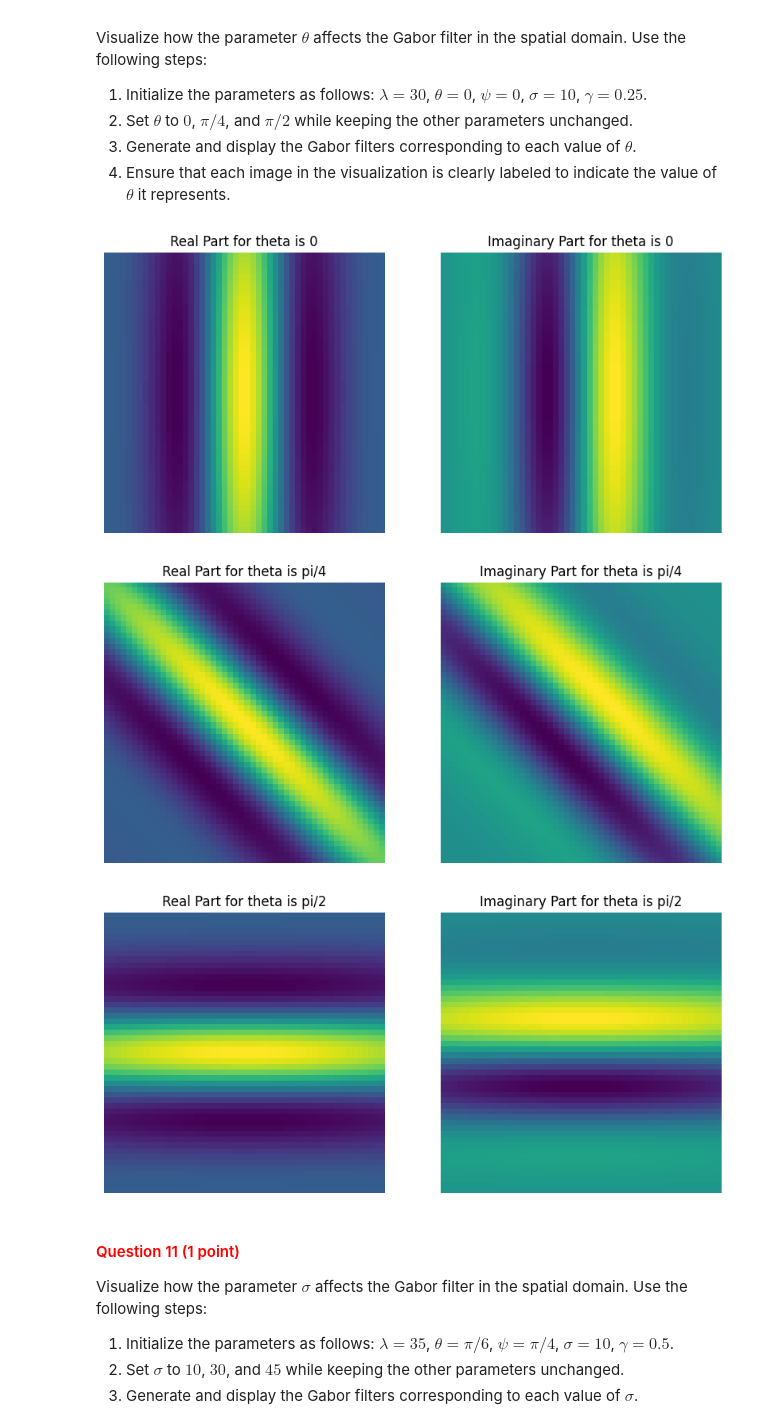
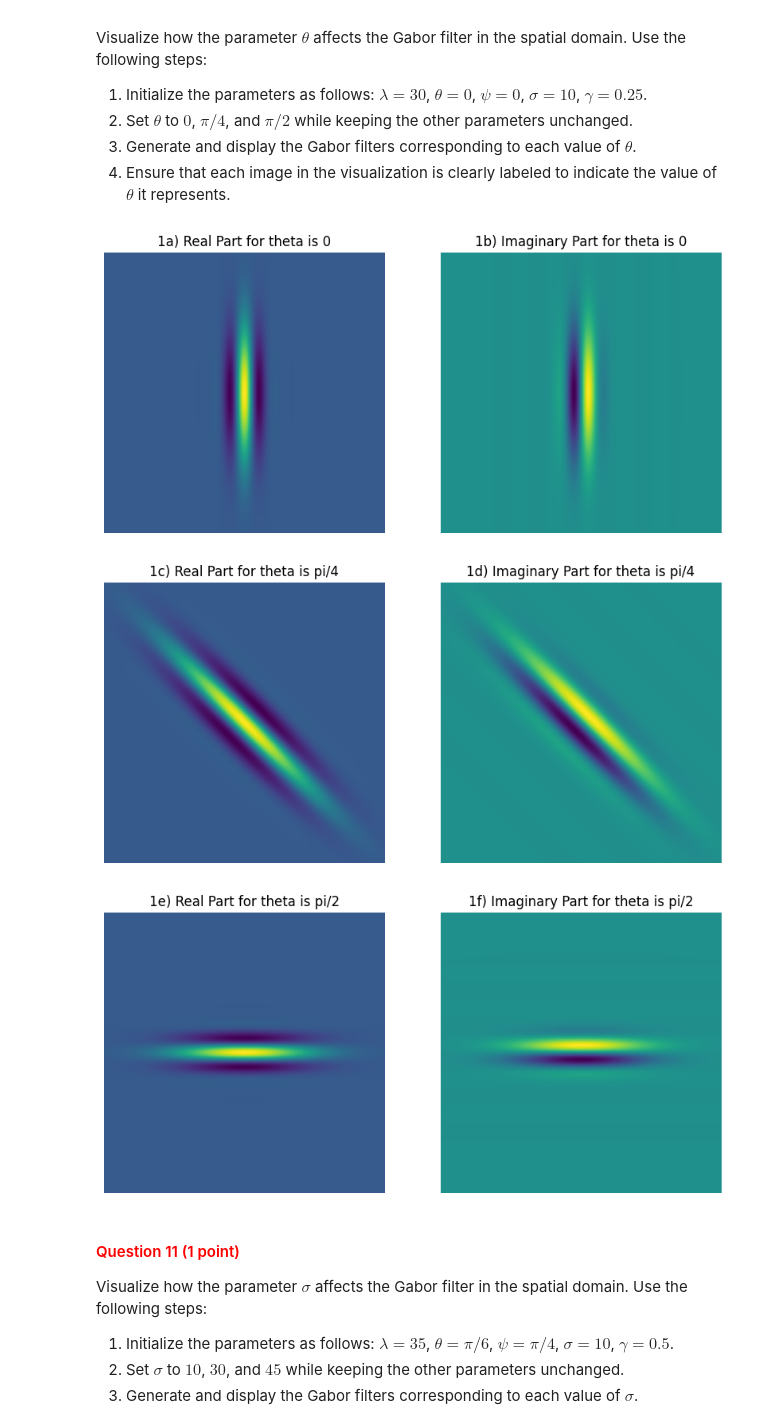
Before and after one commit to juttevijverberg/cv1-lab-2, a Jupyter notebook: cv1-lab-2.ipynb, the cells around one changed output. Drawn from its saved outputs; the diff is of its cells as text; code cells hidden in the pictures.

```diff
--- a/cv1-lab-2.ipynb
+++ b/cv1-lab-2.ipynb
@@ -478,28 +478,32 @@ def create_gabor(sigma, theta, lambda_, psi, gamma):
 
     # Set the aspect ratio.
     h, w = 50, 50
+    sigma_x = sigma
+    sigma_y= sigma / gamma
+    n_stds = 3
 
     # Generate a grid
-
+    x_max = np.max([n_stds*sigma_x*np.cos(theta), n_stds*sigma_y*np.sin(theta)])
+    y_max = np.max([n_stds*sigma_x*np.sin(theta), n_stds*sigma_y*np.cos(theta)])
+    x_max = np.ceil(np.max([1, x_max]))
+    y_max = np.ceil(np.max([1, y_max]))
 
     # Make sure that we get square filters.
-
+    kernel_size = int(max(x_max, y_max)*2)
+    xmax, ymax, xmin, ymin = kernel_size/2, kernel_size/2, -kernel_size/2, -kernel_size/2
 
     # Generate a coordinate system in the range [xmin, xmax] and [ymin, ymax].
-    xmin, xmax = -h/2, h/2
-    ymin, ymax = -w/2, w/2
-    x = np.linspace(xmin, xmax, h)
-    y = np.linspace(ymin, ymax, w)
+    x = np.linspace(xmin, xmax, kernel_size)
+    y = np.linspace(ymin, ymax, kernel_size)
     xv, yv = np.meshgrid(x, y)
 
     # Convert to a 2-by-N matrix where N is the number of pixels in the kernel.
-    #M = np.array([xv.ravel(), yv.ravel()])
-    M = np.stack([xv.ravel(), yv.ravel()], axis=0)
+    M = np.array([xv.ravel(), yv.ravel()])
+    #M = np.stack([xv.ravel(), yv.ravel()], axis=0)
 
     # Compute the rotation of pixels by theta.
     rot_M = generate_rotation_matrix(theta)
     [rot_x, rot_y] = np.dot(rot_M, M)
-
 
     # Create the Gaussian envelope.
     gauss_env = create_gauss(rot_x, rot_y, gamma, sigma)
@@ -514,8 +518,8 @@ def create_gabor(sigma, theta, lambda_, psi, gamma):
     my_gabor_im = gauss_env * carrier_sin
 
     # Pack my_gabor_real and my_gabor_imaginary into my_gabor.
-    my_gabor_real = my_gabor_real.reshape(h,w)
-    my_gabor_im = my_gabor_im.reshape(h,w)
+    my_gabor_real = my_gabor_real.reshape(kernel_size,kernel_size)
+    my_gabor_im = my_gabor_im.reshape(kernel_size,kernel_size)
     my_gabor = np.stack([my_gabor_real, my_gabor_im], axis=-1)
 
     return my_gabor
@@ -531,24 +535,25 @@ Visualize how the parameter $\theta$ affects the Gabor filter in the spatial dom
 4. Ensure that each image in the visualization is clearly labeled to indicate the value of $\theta$ it represents.
 # %%
 lambda_, psi, sigma, gamma = 30, 0, 10, 0.25
-theta_list = [0, np.pi*0.25, np.pi*0.5]
-thetas = ['0', 'pi/4', 'pi/2']
+thetas = [0, np.pi*0.25, np.pi*0.5]
+thetas_str = ['0', 'pi/4', 'pi/2']
+figures = ['a', 'b', 'c', 'd', 'e', 'f']
 
-for theta in theta_list:
-    gabor = create_gabor(sigma, theta, lambda_, psi, gamma)
+for i in range(len(thetas)):
+    gabor = create_gabor(sigma, thetas[i], lambda_, psi, gamma)
 
     fig, ax = plt.subplots(1, 2, figsize=(10, 5))
-    ax[0].set_title('Real Part for theta is '+ thetas[theta_list.index(theta)])
+    ax[0].set_title('1%s) Real Part for theta is '%figures[i*2]+ thetas_str[i])
     ax[0].imshow(gabor[...,0])
     ax[0].axis('off')
-    ax[1].set_title('Imaginary Part for theta is '+ thetas[theta_list.index(theta)])
+    ax[1].set_title('1%s) Imaginary Part for theta is '%figures[i*2+1] + thetas_str[i])
     ax[1].imshow(gabor[...,1])
     ax[1].axis('off')
     plt.show()
 # %% [output]
-[figure, old version]
+[figure, new version]
-[figure, old version]
+[figure, new version]
-[figure, old version]
+[figure, new version]
 # %% [markdown]
 <a id="question-11"></a>
 #### <font color='#FF0000'>Question 11 (1 point)</font>
```
Also changed, not shown: parts of 44 cells of this notebook.
